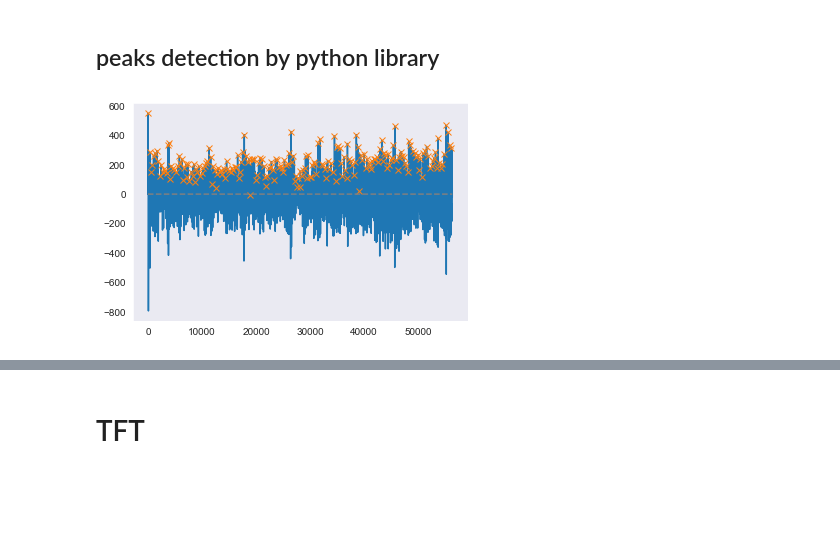
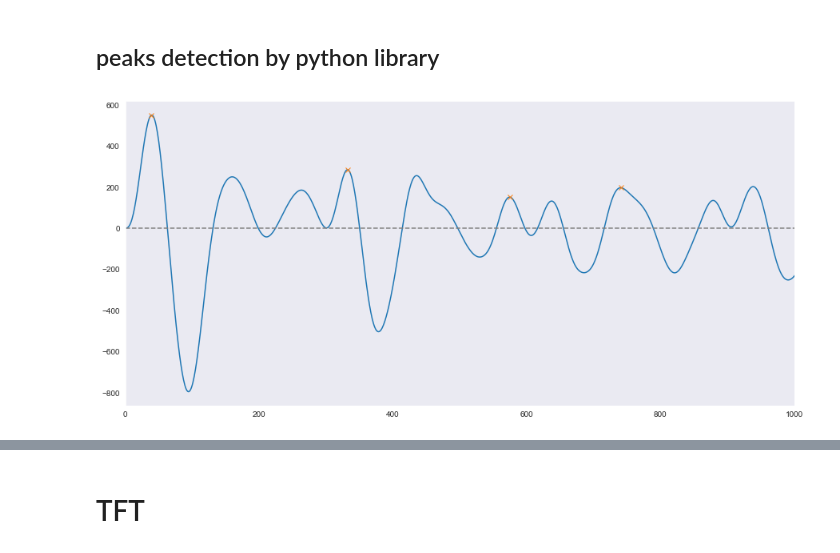
Before and after one commit to YosriSakly/Geste-et-intelligence-artificielle-HRV-fatigue, a Jupyter notebook: Copy-Yosri.ipynb, the cells around one changed output, grey strips where cells are left out. Saved outputs shown, nothing was run; the diff lists cells and outputs as text; code cells hidden in the pictures; blank space fills up the shorter version.

Commit message:
plot
Minor modifications for plotting

```diff
--- a/Copy-Yosri.ipynb
+++ b/Copy-Yosri.ipynb
@@ -179,13 +179,16 @@ plt.show()
 ## peaks detection by python library
 # %%
 from scipy.signal import detrend,find_peaks
-peaks, _ = find_peaks(y,distance=160,prominence=1, width=15)
+
+plt.figure(figsize=(15, 7))
+peaks, _ = find_peaks(y,distance=160, prominence=1, width=15)
 plt.plot(y)
 plt.plot(peaks, y[peaks], "x")
 plt.plot(np.zeros_like(y), "--", color="gray")
+plt.xlim(right=1000, left=0) # set the window the zoom
 plt.show()
 # %% [output]
-[figure, old version]
+[figure, new version]
 # %%
 distance=peaks[1:]-peaks[:-1]
 w=1
```
Also changed, not shown: parts of 6 cells of this notebook.
